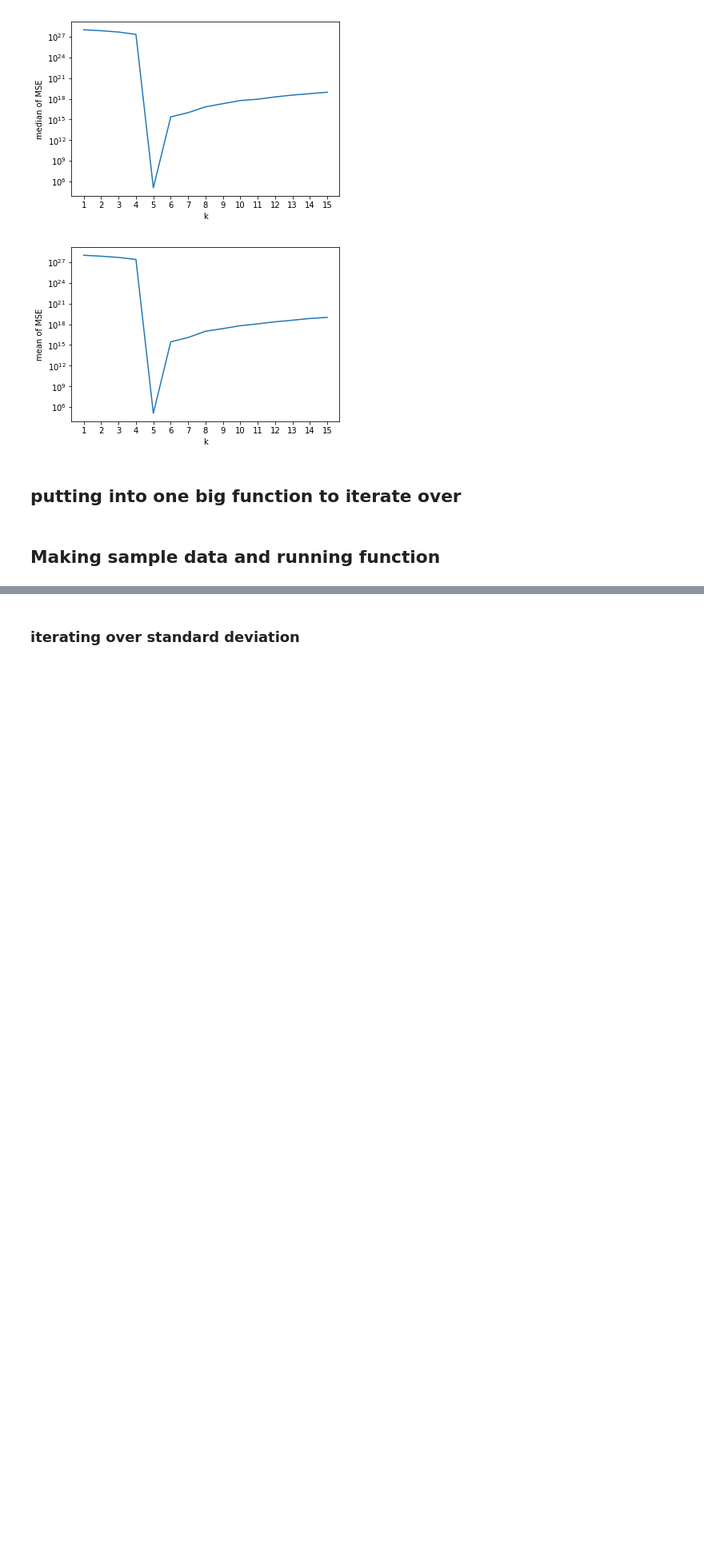
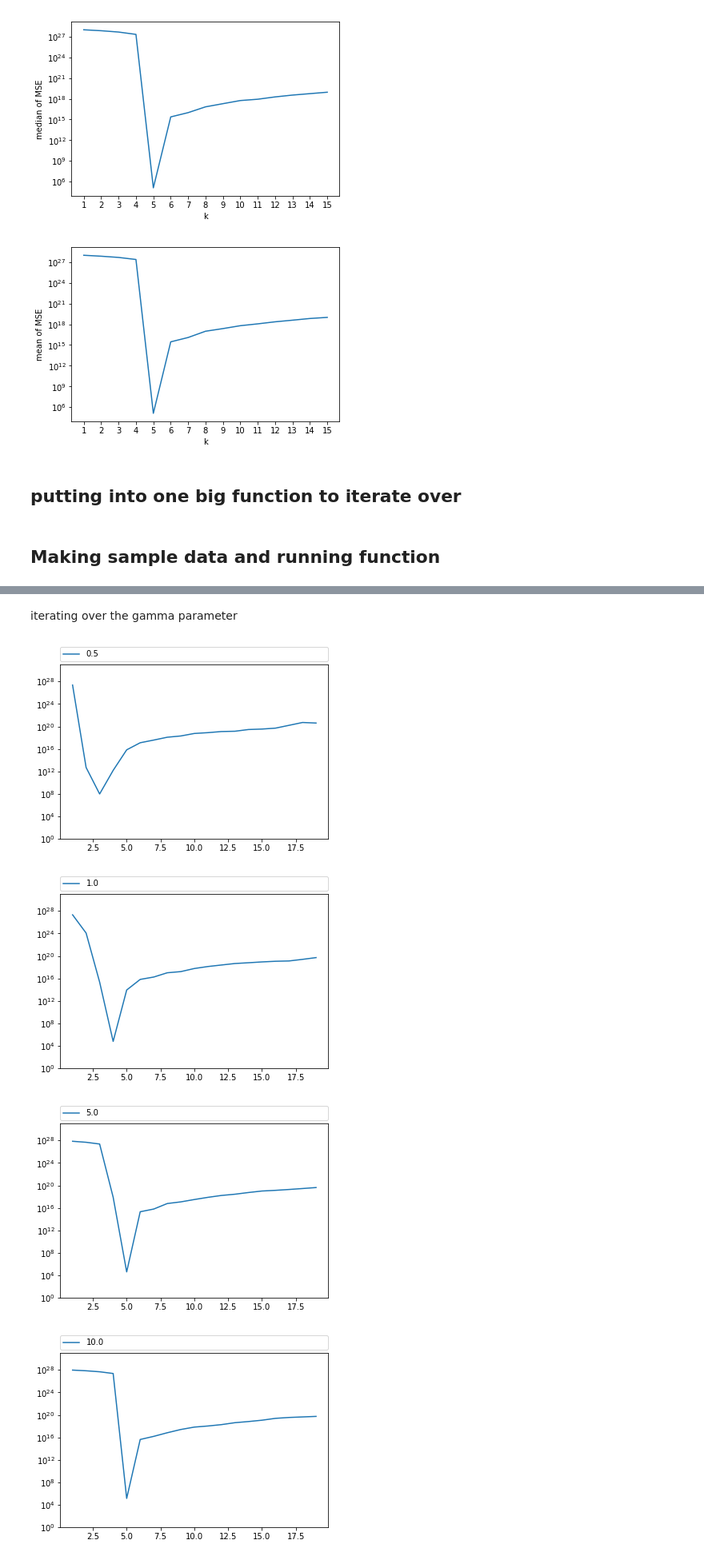
Before and after one commit to sioan/bcv_spectral_clustering, a Jupyter notebook: spectral_clustering.ipynb, the cells around one changed output, grey strips where cells are left out. Shown at 80% size. Drawn from its saved outputs; the diff is of its cells as text; code cells hidden in the pictures; blank space fills up the shorter version.

```diff
--- a/spectral_clustering.ipynb
+++ b/spectral_clustering.ipynb
@@ -755,2 +379,27 @@ for j in n_feature_list:
-# %% [markdown]
-### iterating over standard deviation
+# %% [markdown]
+iterating over the gamma parameter
+# %%
+#temp = get_number_of_clusters(X,n_iterations=100,min_n_clusters=1,max_n_clusters=20,regularization_parameter=1e-9)
+
+gamma_list = np.sort(np.append(10**np.arange(4),0.5*10**np.arange(4)))
+
+
+for gamma in gamma_list:
+
+    condition_number,k_range,median_MSE_list,mean_MSE_list,std_MSE_list = get_number_of_clusters(X,
+                                                                                n_iterations=10,
+                                                                                min_n_clusters=1,
+                                                                                max_n_clusters=20,
+                                                                                regularization_parameter=1e-14,
+                                                                                affinity = 'rbf', #'rbf or nearest_neighbors'
+                                                                                gamma    = gamma)
+    plt.semilogy(k_range,median_MSE_list,label=str(gamma))
+    plt.ylim(1e0,1e31)
+    plt.legend(bbox_to_anchor=(0., 1.02, 1., .102), loc=3,ncol=2, mode="expand", borderaxespad=0.)
+    #plt.text(0.975, 0.975, "(b)",fontsize=18, fontweight='normal', va='top', ha='right')
+    plt.show()
+# %% [output]
+[figure, added]
+[figure, added]
+[figure, added]
+[figure, added]
```
Also changed, not shown: parts of 25 cells of this notebook.
